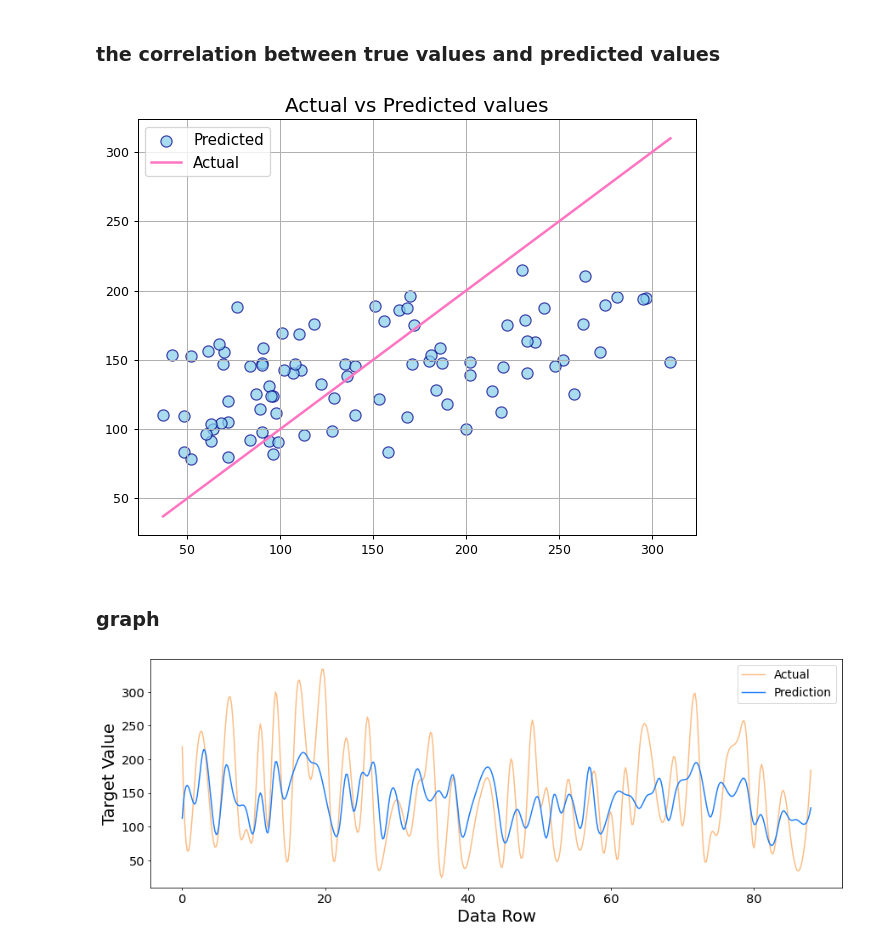
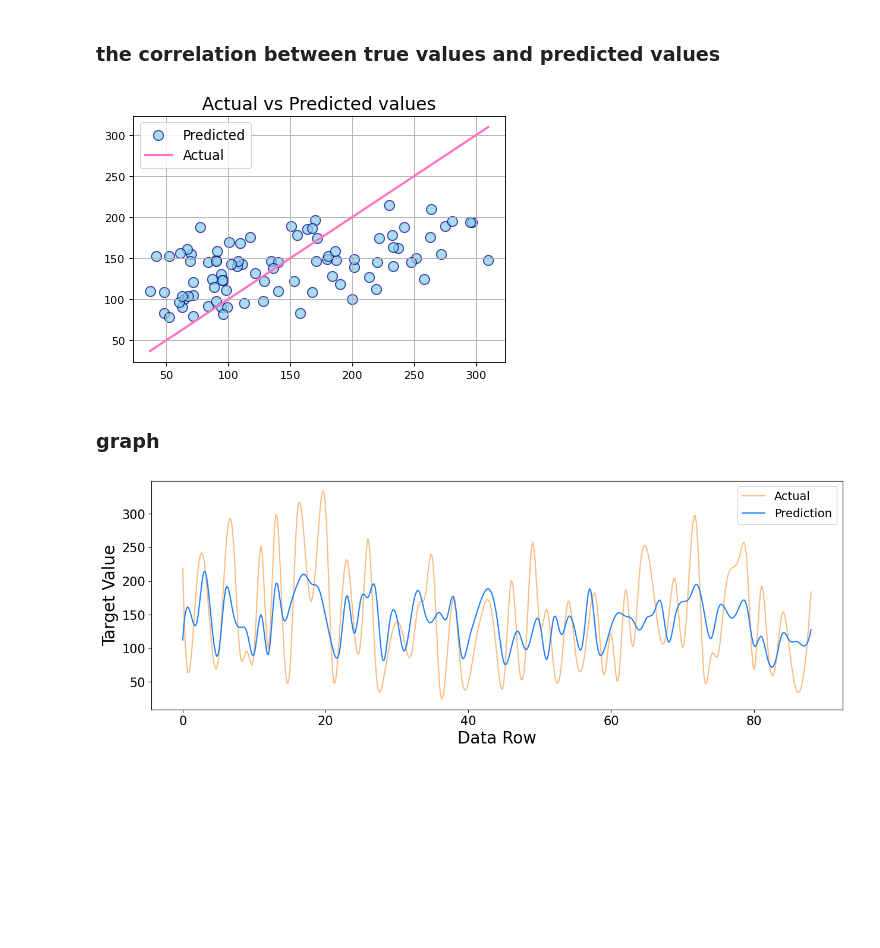
Before and after one commit to arman-hk/mingrad, a Jupyter notebook: examples/linear.ipynb, the cells around one changed output. Cells and saved outputs as stored; diff of their text form; code cells hidden in the pictures; blank space fills up the shorter version.

```diff
--- a/examples/linear.ipynb
+++ b/examples/linear.ipynb
@@ -59,15 +59,15 @@ y_pred = model(x_test)
 # %% [markdown]
 ### the correlation between true values and predicted values
 # %%
-fig, ax = plt.subplots(figsize=(8, 6), dpi=90)
+fig, ax = plt.subplots(figsize=(6, 4), dpi=80)
 ax.scatter(y_test, y_pred.data, color='skyblue', edgecolors='darkblue', s=80, alpha=0.7, label='Predicted')
 ax.plot([y_test.min(), y_test.max()], [y_test.min(), y_test.max()], '#ff75c1', lw=2, label='Actual')
 ax.set_title('Actual vs Predicted values', fontsize=16)
 ax.grid(True)
 ax.legend(fontsize=12)
 plt.show()
 # %% [output]
-[figure, old version]
+[figure, new version]
 # %% [markdown]
 ### graph
 # %%
@@ -86,7 +86,7 @@ x_smooth = np.linspace(x_values.min(), x_values.max(), 500)
 y_smooth_actual = spline_actual(x_smooth)
 y_smooth_predicted = spline_predicted(x_smooth)
 
-plt.figure(figsize=(15, 5), dpi=70)
+plt.figure(figsize=(15, 5), dpi=100)
 plt.plot(x_smooth, y_smooth_actual, label='Actual', color="#fcbc83")
 plt.plot(x_smooth, y_smooth_predicted, label='Prediction', color="#1e7dfa")
 plt.tick_params(labelsize=15)
@@ -95,4 +95,4 @@ plt.xlabel('Data Row', fontsize=20)
 plt.legend(fontsize=14)
 plt.show()
 # %% [output]
-[figure, old version]
+[figure, new version]
```
Also changed, not shown: parts of 1 cell of this notebook, 2 other files.
